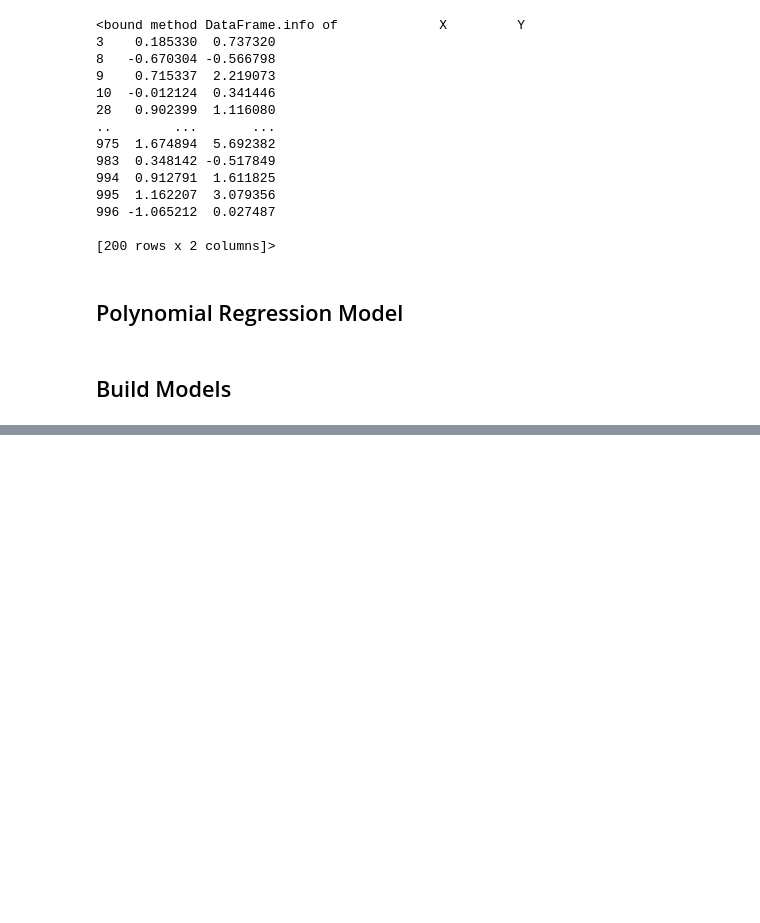
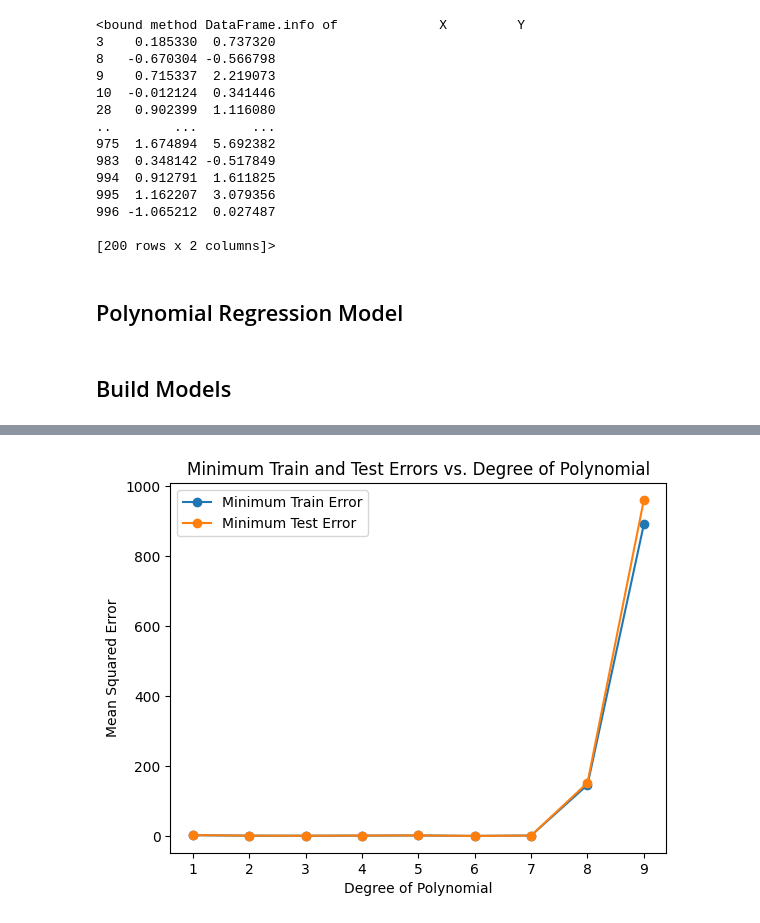
Before and after one commit to MSSRPRAD/RegressionFromScratch, a Jupyter notebook: SingleVariablePolynomialRegression/Single.ipynb, the cells around one changed output, grey strips where cells are left out. Cells and saved outputs as stored; diff of their text form; code cells hidden in the pictures; blank space fills up the shorter version.

```diff
--- a/SingleVariablePolynomialRegression/Single.ipynb
+++ b/SingleVariablePolynomialRegression/Single.ipynb
@@ -186,24 +192,3 @@ class PolynomialRegressionModel:
         return np.array(result)
 # %% [markdown]
 ## Build Models
-# %%
-degrees = [1,2,3,4,5,6,7,8,9]
-for deg in degrees:
-	model = PolynomialRegressionModel(deg)
-	model.fit(train['X'], train['Y'], lr=0.01, epochs=500)
-	x = model.errors.keys()
-	y = []
-	for i in x:
-		y.append(model.errors[i])
-	x = np.array(list(x))
-	y = np.array(y)
-
-	plt.plot(x, y)
-	plt.show()
-
-	y_pred = model.predict(test['X'])
-	y_pred
-
-	plt.scatter(test['X'], test['Y'], s=5, c='red')
-	plt.scatter(test['X'], y_pred, s=5, c='blue')
-	plt.show()
@@ -287,0 +263,15 @@ Error: 1.1186775395781603
+# %%
+# Plot minimum test error vs. degree and minimum train error vs. degree
+plt.plot(degrees, min_train_errors, label='Minimum Train Error', marker='o')
+plt.plot(degrees, min_test_errors, label='Minimum Test Error', marker='o')
+plt.xlabel('Degree of Polynomial')
+plt.ylabel('Mean Squared Error')
+plt.title('Minimum Train and Test Errors vs. Degree of Polynomial')
+plt.legend()
+
+# Save the plot
+plt.savefig('output/min_errors_vs_degree.png')
+plt.show()
+plt.close()
+# %% [output]
+[figure, added]
```
Also changed, not shown: parts of 5 cells of this notebook, 5 other files.
